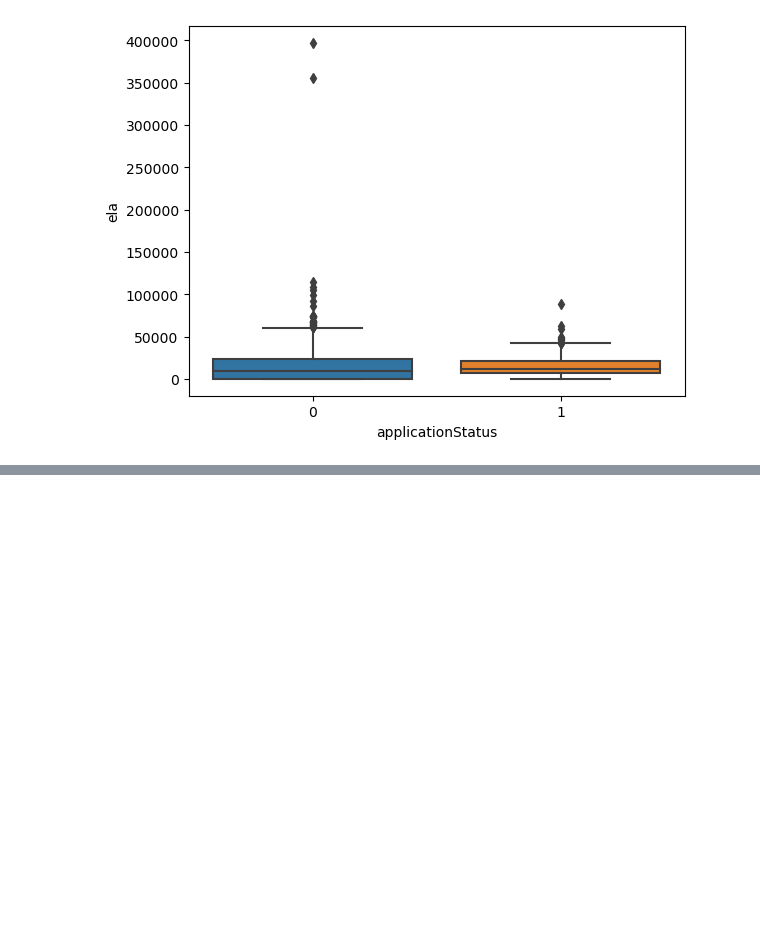
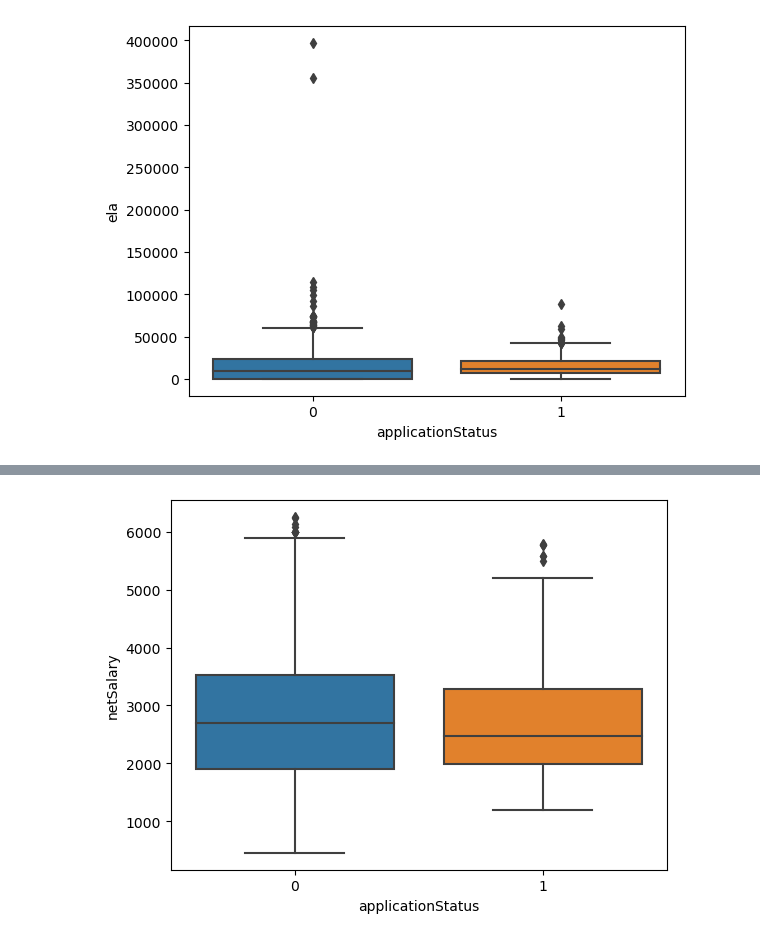
Before and after one commit to IhFahn/Technical_Assessment_AI_Engineer_1, a Jupyter notebook: Untitled.ipynb, the cells around one changed output, grey strips where cells are left out. Saved outputs shown, nothing was run; the diff lists cells and outputs as text; code cells hidden in the pictures; blank space fills up the shorter version.

```diff
--- a/Untitled.ipynb
+++ b/Untitled.ipynb
@@ -291 +279,4 @@ df[df['ela'].isna()]
 # %%
+# calculating q1 and q3
+percentile25 = df['netSalary'].quantile(0.25)
+percentile75 = df['netSalary'].quantile(0.75)
@@ -305,0 +289,5 @@ df[df['applicationStatus'] == 0].describe()
+# %%
+# calculating interquartile range
+iqr = percentile75 - percentile25
+upper_limit = percentile75 + (1.5 * iqr)
+lower_limit = percentile25 - (1.5 * iqr)
@@ -305,0 +322,2 @@ df[df['applicationStatus'] == 0].describe()
+# %%
+new_df = df[df['netSalary'] < upper_limit]
@@ -305,0 +336,4 @@ df[df['applicationStatus'] == 0].describe()
+# %%
+g = sns.boxplot(data = new_df, x = 'applicationStatus', y = 'netSalary' )
+# %% [output]
+[figure, added]
```
Also changed, not shown: parts of 61 cells of this notebook.
